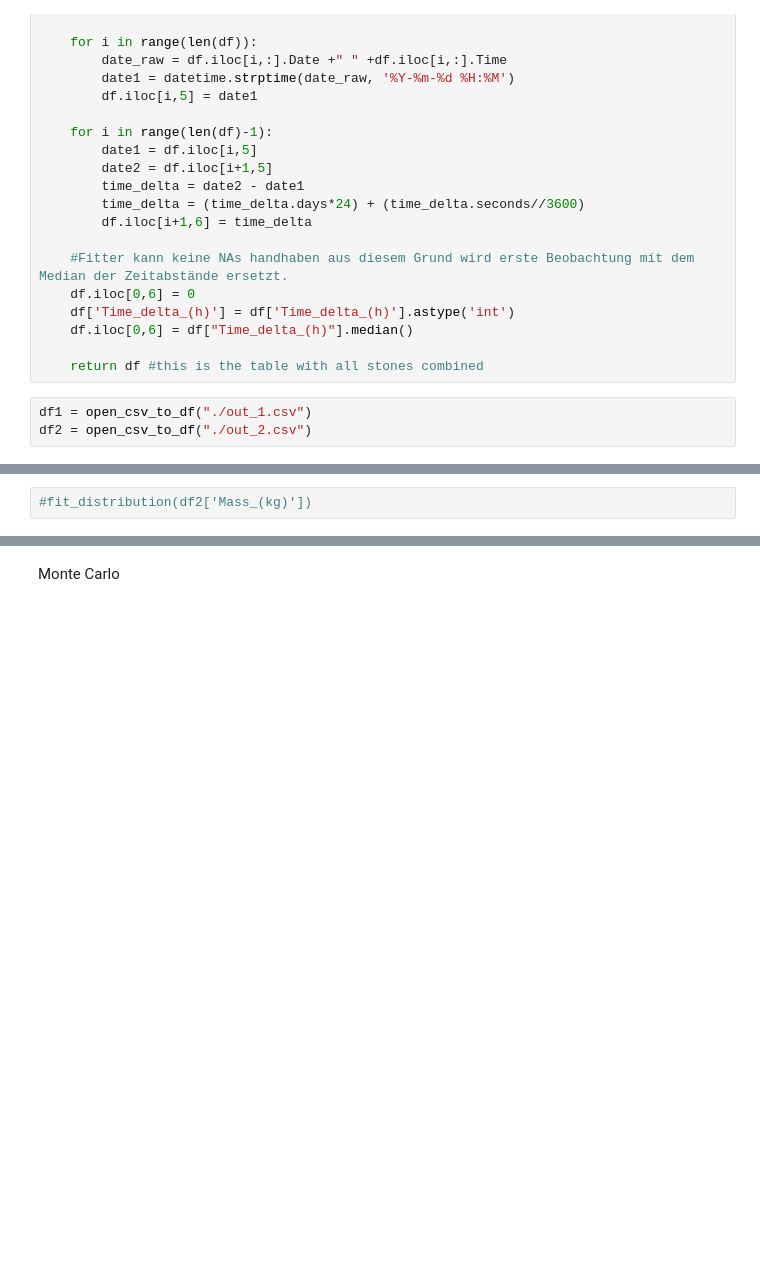
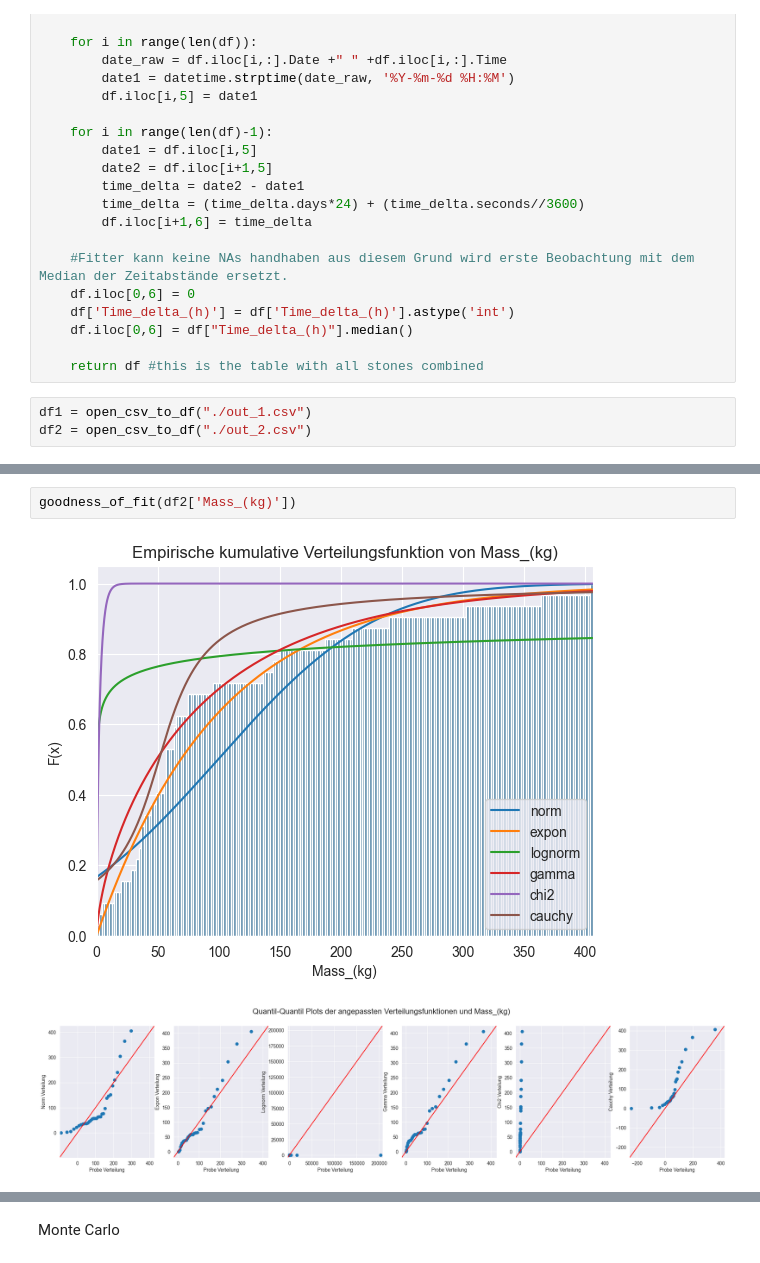
Before and after one commit to lhenchoz/cwm1, a Jupyter notebook: Steinschlag_v2.ipynb, the cells around one changed output, grey strips where cells are left out. Drawn from its saved outputs; the diff is of its cells as text; blank space fills up the shorter version.

```diff
--- a/Steinschlag_v2.ipynb
+++ b/Steinschlag_v2.ipynb
@@ -81,2 +113,5 @@ Zone 2
 # %%
-#fit_distribution(df2['Mass_(kg)'])
+goodness_of_fit(df2['Mass_(kg)'])
+# %% [output]
+[figure, added]
+[figure, added]
```
Also changed, not shown: parts of 18 cells of this notebook.
